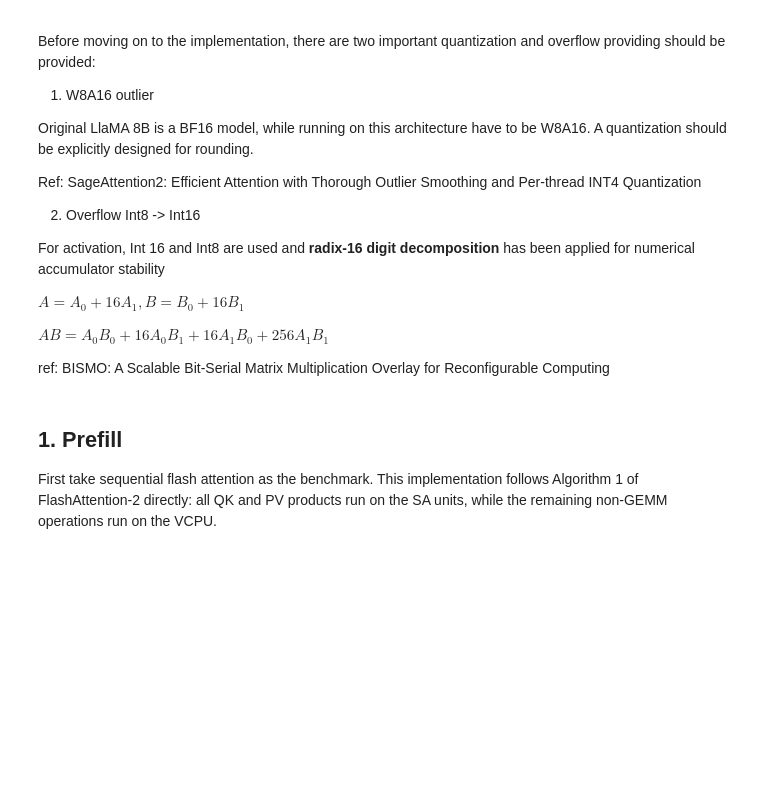
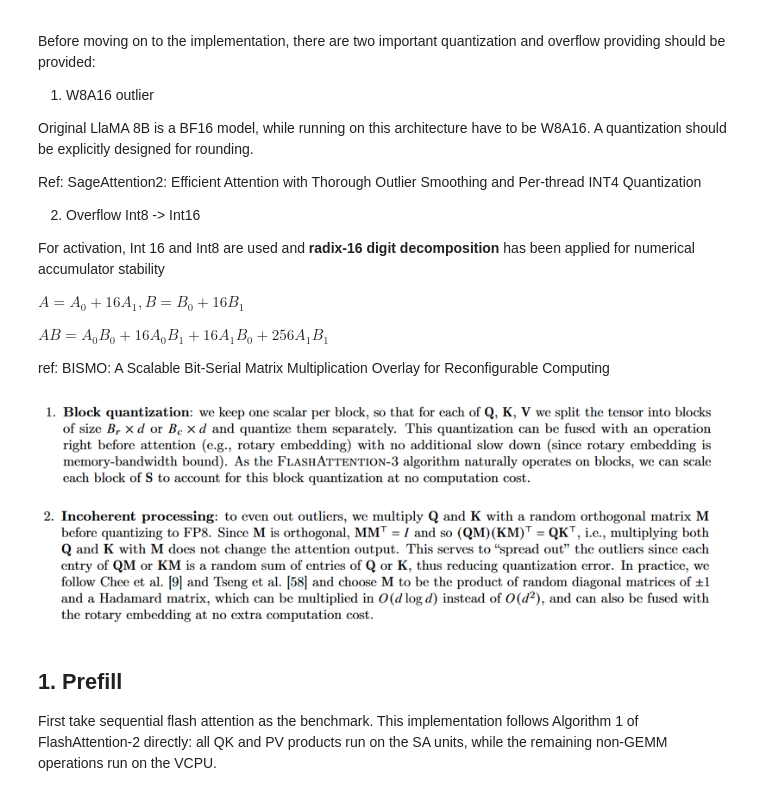
Before and after one commit to raulniconico/Flash-Attention-Assignment, a Jupyter notebook: 3.flash_attention.ipynb, the cells around one changed output. Drawn from its saved outputs; the diff is of its cells as text; code cells hidden in the pictures; blank space fills up the shorter version.

```diff
--- a/3.flash_attention.ipynb
+++ b/3.flash_attention.ipynb
@@ -40,6 +40,10 @@ $A = A_0 + 16A_1, B = B_0 + 16B_1$
 $AB = A_0 B_0 + 16A_0 B_1 + 16 A_1 B_0 + 256 A_1 B_1$
 
 ref: BISMO: A Scalable Bit-Serial Matrix Multiplication Overlay for Reconfigurable Computing
+# %%
+plot("img/quant.png", 800)
+# %% [output]
+[figure, added]
 # %% [markdown]
 ## 1. Prefill
 
```
Also changed, not shown: parts of 6 cells of this notebook, 10 other files.
